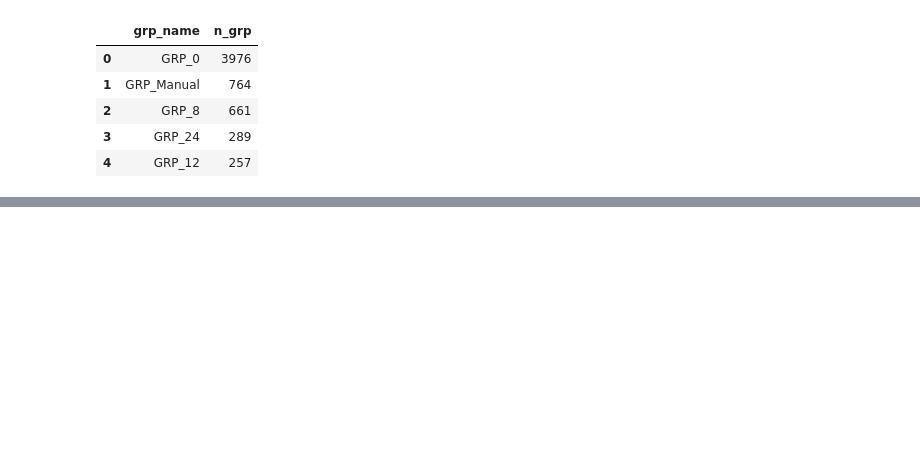
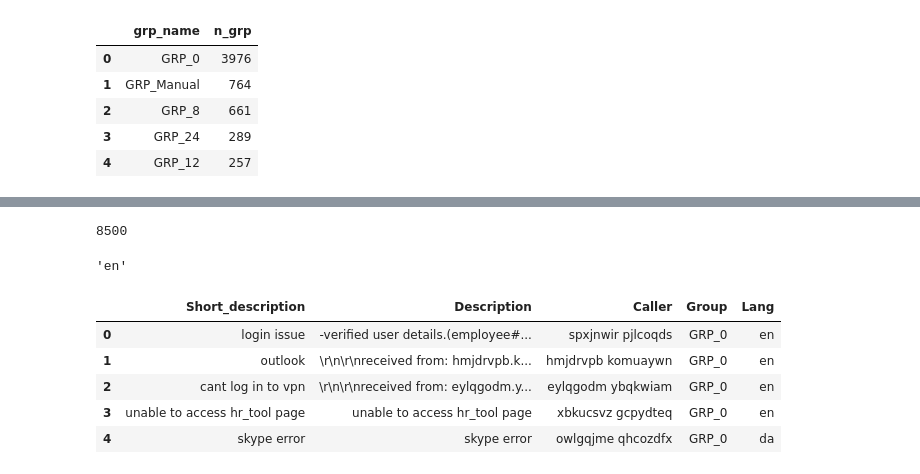
Before and after one commit to GLNLPGroup3/Capstone, a Jupyter notebook: EDA.ipynb, the cells around one changed output, grey strips where cells are left out. Drawn from its saved outputs; the diff is of its cells as text; code cells hidden in the pictures; blank space fills up the shorter version.

```diff
--- a/EDA.ipynb
+++ b/EDA.ipynb
@@ -607,0 +454,23 @@ Test Accuracy: 0.6002941176470589
+# %%
+lange = df['Lang'].values.tolist()
+len(lange)
+# %% [output]
+8500
+# %%
+k[2:4]
+# %% [output]
+'en'
+# %%
+lid = []
+for strn in lange:
+    lid.append(strn[2:4])
+# %%
+df['Lang'] = lid
+df.head()
+# %% [output]
+|  | Short_description | Description | Caller | Group | Lang |
+| 0 | login issue | -verified user details.(employee#... | spxjnwir pjlcoqds | GRP_0 | en |
+| 1 | outlook | \r\n\r\nreceived from: hmjdrvpb.k... | hmjdrvpb komuaywn | GRP_0 | en |
+| 2 | cant log in to vpn | \r\n\r\nreceived from: eylqgodm.y... | eylqgodm ybqkwiam | GRP_0 | en |
+| 3 | unable to access hr_tool page | unable to access hr_tool page | xbkucsvz gcpydteq | GRP_0 | en |
+| 4 | skype error | skype error | owlgqjme qhcozdfx | GRP_0 | da |
```
Also changed, not shown: parts of 28 cells of this notebook.
